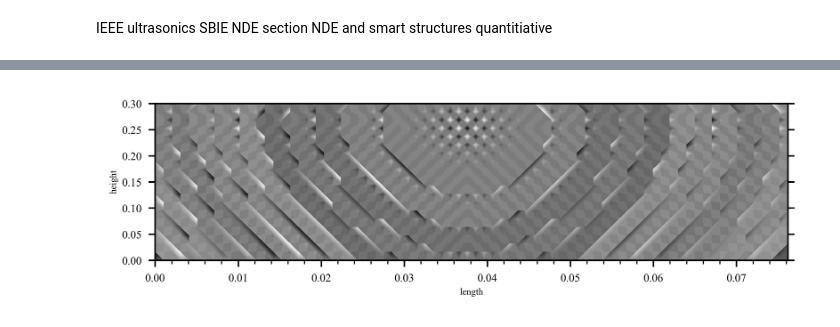
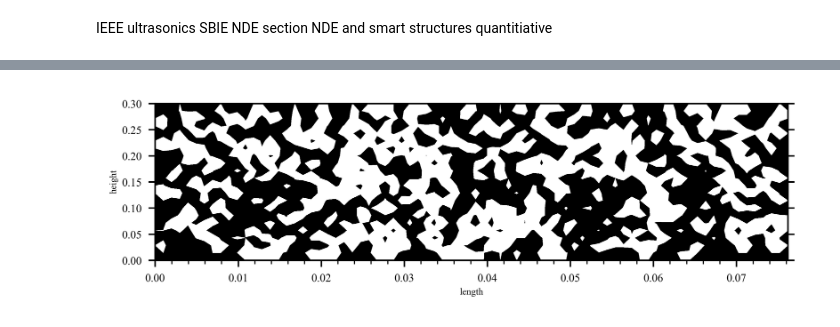
Before and after one commit to danchendrickson/Prospectus, a Jupyter notebook: EFIT/Self_EFIT.ipynb, the cells around one changed output, grey strips where cells are left out. Saved outputs shown, nothing was run; the diff lists cells and outputs as text; code cells hidden in the pictures.

```diff
--- a/EFIT/Self_EFIT.ipynb
+++ b/EFIT/Self_EFIT.ipynb
@@ -431,18 +540,3 @@ def PlotSlice(data, title='', colormap='grey'):
     if Saving: plt.savefig(location+title.replace(" ", "").replace(":", "").replace(",", "").replace(".txt","")+FFormat)
 
     plt.show()
-# %%
-def animation(data,i):
-
-    x = np.linspace(1,np.shape(data[i][0])[0],np.shape(data[0][0])[0])
-    y = np.linspace(1,np.shape(data[i][0])[1],np.shape(data[0][0])[1])
-    X,Y  = np.meshgrid(x,y)
-
-    fig1 = plt.figure(figsize=(6.67,3.75))
-    ax1 = plt.axes()
-
-    cs1 = ax1.contourf(X,Y, np.matrix(data[i][0]),cmap='RdYlBu',levels=10)
-
-    plt.show()
-
-    pass
@@ -513,6 +622,14 @@ Rail.Gp[0,:,:,:] = rho  #constant Density
 Rail.Gp[1,:,:,:] = lmbda #Constant first Lamee parameter
 Rail.Gp[2,:,:,:] = mu  #constant second Lamee parameter
 
+Rail.Gp[0,:,0,:] = 999999
+Rail.Gp[0,:,gh+1,:] = 0.000001
+Rail.Gp[0,0,:,:] = 0.000001
+Rail.Gp[0,gl+1,:,:] = 0.000001
+Rail.Gp[0,:,:,0] = 0.000001
+Rail.Gp[0,:,:,gw+1] = 0.000001
+
+
 num_cores = multiprocessing.cpu_count()
 # %% [markdown]
 IEEE ultrasonics
@@ -616,22 +773,22 @@ for i in range(Tsteps - 1):
 # %%
 y = np.linspace(0, BeamLength, np.shape(CenterZResults[0][0])[1])
 x = np.linspace(0, BeamHeight, np.shape(CenterZResults[0][0])[0])
 x,y = np.meshgrid(x,y)
 
 fig = plt.figure(figsize=(6.0,BeamHeight/BeamLength*6.0))
 ax = plt.axes(xlim=(0, BeamHeight), ylim=(0, BeamLength))
 plt.ylabel(r'height')
 plt.xlabel(r'length')
 
 # animation function
 def animate(i):
     z = np.matrix(CenterZResults[i][0][:,:]).T
-    cont = plt.contourf(x, y, z, levels=25, cmap='gray')
+    cont = plt.contourf(x, y, z, levels=5, cmap='gray',vmin=-100, vmax=100)
     time.sleep(1)
     return cont
 
 anim = animation.FuncAnimation(fig, animate, frames=np.shape(CenterZResults)[0])
 
 anim.save('animationZ.mp4')
 # %% [output]
-[figure, old version]
+[figure, new version]
```
Also changed, not shown: parts of 8 cells of this notebook.
